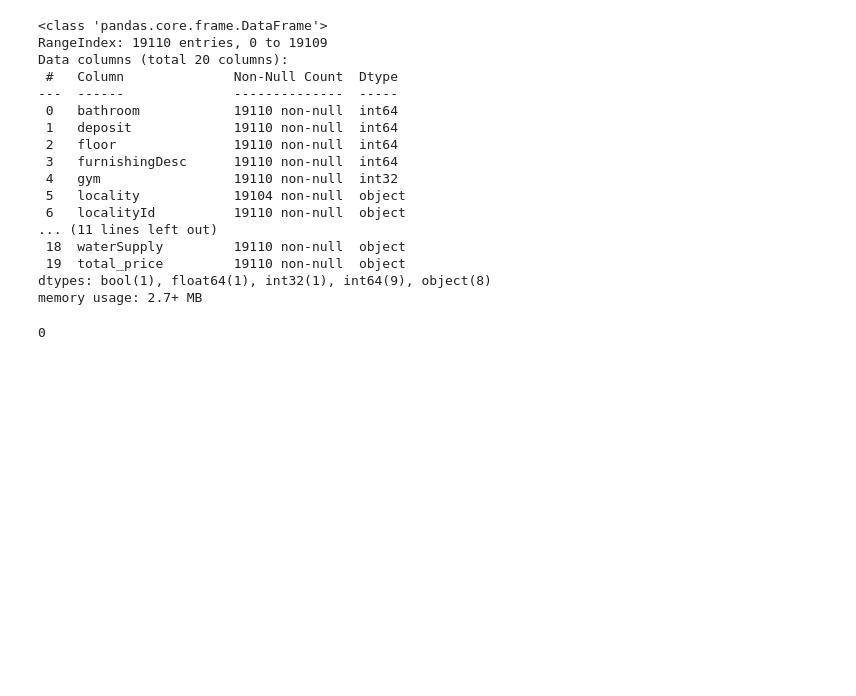
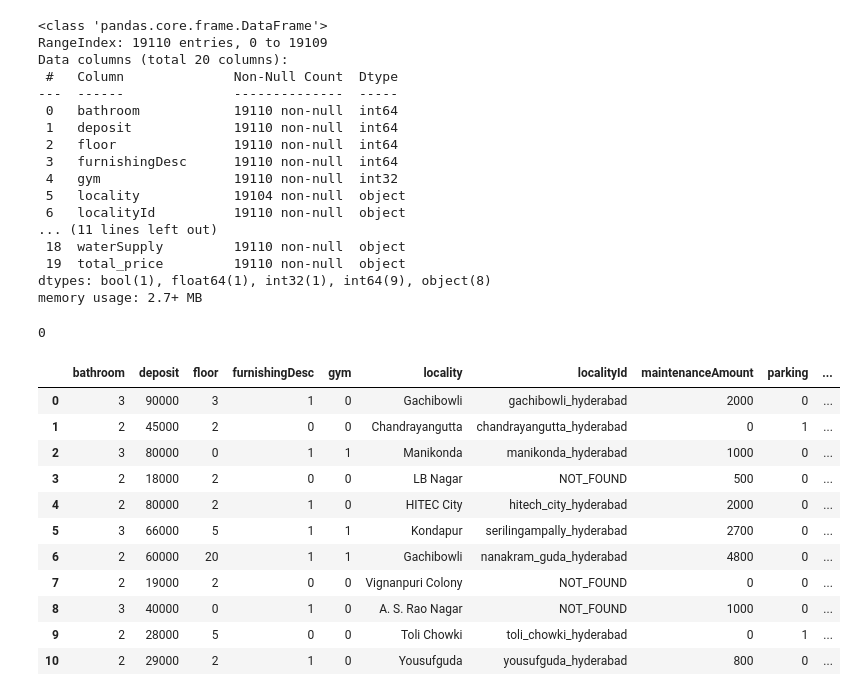
Before and after one commit to MohdSiddiq12/House-Price-Prediction-using-Machine-Learning-Algorithm---The-case-of-Hyderabad-India, a Jupyter notebook: House Price Prediction Using Machine Learning Algorithm - The Case of Hyderabad.ipynb, the cells around one changed output. Cells and saved outputs as stored; diff of their text form; code cells hidden in the pictures; blank space fills up the shorter version.

```diff
--- a/House Price Prediction Using Machine Learning Algorithm - The Case of Hyderabad.ipynb
+++ b/House Price Prediction Using Machine Learning Algorithm - The Case of Hyderabad.ipynb
@@ -255,3 +255,18 @@ memory usage: 2.7+ MB
 New_Data['total_price'].isnull().sum()
 # %% [output]
 0
+# %%
+New_Data.head(11)
+# %% [output]
+|  | bathroom | deposit | floor | furnishingDesc | gym | locality | localityId | maintenanceAmount | parking | ... |
+| 0 | 3 | 90000 | 3 | 1 | 0 | Gachibowli | gachibowli_hyderabad | 2000 | 0 | ... |
+| 1 | 2 | 45000 | 2 | 0 | 0 | Chandrayangutta | chandrayangutta_hyderabad | 0 | 1 | ... |
+| 2 | 3 | 80000 | 0 | 1 | 1 | Manikonda | manikonda_hyderabad | 1000 | 0 | ... |
+| 3 | 2 | 18000 | 2 | 0 | 0 | LB Nagar | NOT_FOUND | 500 | 0 | ... |
+| 4 | 2 | 80000 | 2 | 1 | 0 | HITEC City | hitech_city_hyderabad | 2000 | 0 | ... |
+| 5 | 3 | 66000 | 5 | 1 | 1 | Kondapur | serilingampally_hyderabad | 2700 | 0 | ... |
+| 6 | 2 | 60000 | 20 | 1 | 1 | Gachibowli | nanakram_guda_hyderabad | 4800 | 0 | ... |
+| 7 | 2 | 19000 | 2 | 0 | 0 | Vignanpuri Colony | NOT_FOUND | 0 | 0 | ... |
+| 8 | 3 | 40000 | 0 | 1 | 0 | A. S. Rao Nagar | NOT_FOUND | 1000 | 0 | ... |
+| 9 | 2 | 28000 | 5 | 0 | 0 | Toli Chowki | toli_chowki_hyderabad | 0 | 1 | ... |
+| 10 | 2 | 29000 | 2 | 1 | 0 | Yousufguda | yousufguda_hyderabad | 800 | 0 | ... |
```
Also changed, not shown: parts of 13 cells of this notebook, 1 other file.
